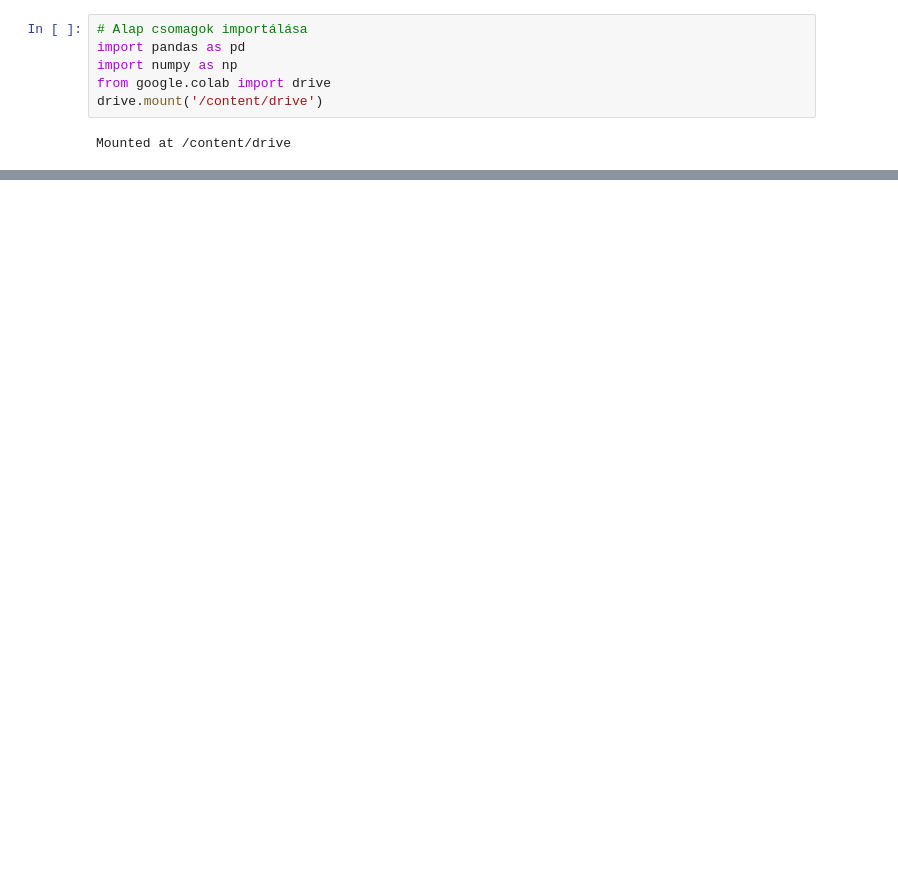
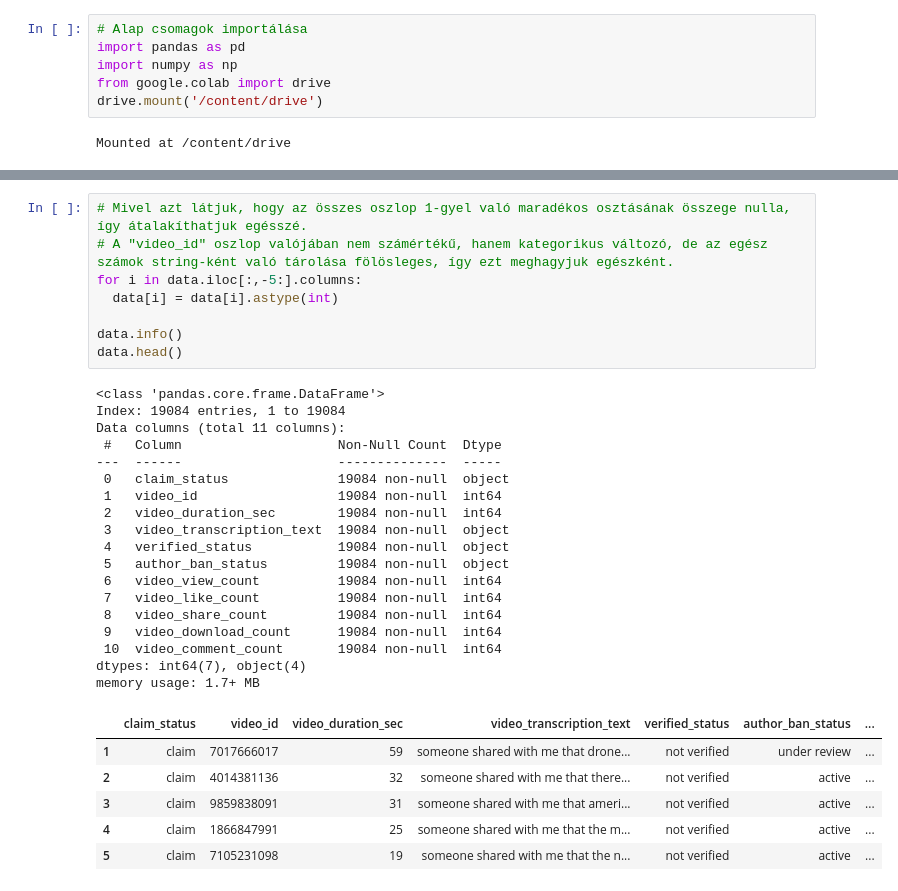
Before and after one commit to KdvsAnita/it-arch---aspnet-docker-demo, a Jupyter notebook: HF3_G07.ipynb, the cells around one changed output, grey strips where cells are left out. Drawn from its saved outputs; the diff is of its cells as text; blank space fills up the shorter version.

```diff
--- a/HF3_G07.ipynb
+++ b/HF3_G07.ipynb
@@ -52,0 +120,33 @@ memory usage: 1.8+ MB
+# %%
+# Mivel azt látjuk, hogy az összes oszlop 1-gyel való maradékos osztásának összege nulla, így átalakíthatjuk egésszé.
+# A "video_id" oszlop valójában nem számértékű, hanem kategorikus változó, de az egész számok string-ként való tárolása fölösleges, így ezt meghagyjuk egészként.
+for i in data.iloc[:,-5:].columns:
+  data[i] = data[i].astype(int)
+
+data.info()
+data.head()
+# %% [output]
+<class 'pandas.core.frame.DataFrame'>
+Index: 19084 entries, 1 to 19084
+Data columns (total 11 columns):
+ #   Column                    Non-Null Count  Dtype
+---  ------                    --------------  -----
+ 0   claim_status              19084 non-null  object
+ 1   video_id                  19084 non-null  int64
+ 2   video_duration_sec        19084 non-null  int64
+ 3   video_transcription_text  19084 non-null  object
+ 4   verified_status           19084 non-null  object
+ 5   author_ban_status         19084 non-null  object
+ 6   video_view_count          19084 non-null  int64
+ 7   video_like_count          19084 non-null  int64
+ 8   video_share_count         19084 non-null  int64
+ 9   video_download_count      19084 non-null  int64
+ 10  video_comment_count       19084 non-null  int64
+dtypes: int64(7), object(4)
+memory usage: 1.7+ MB
+|  | claim_status | video_id | video_duration_sec | video_transcription_text | verified_status | author_ban_status | ... |
+| 1 | claim | 7017666017 | 59 | someone shared with me that drone... | not verified | under review | ... |
+| 2 | claim | 4014381136 | 32 | someone shared with me that there... | not verified | active | ... |
+| 3 | claim | 9859838091 | 31 | someone shared with me that ameri... | not verified | active | ... |
+| 4 | claim | 1866847991 | 25 | someone shared with me that the m... | not verified | active | ... |
+| 5 | claim | 7105231098 | 19 | someone shared with me that the n... | not verified | active | ... |
```
Also changed, not shown: parts of 21 cells of this notebook.
